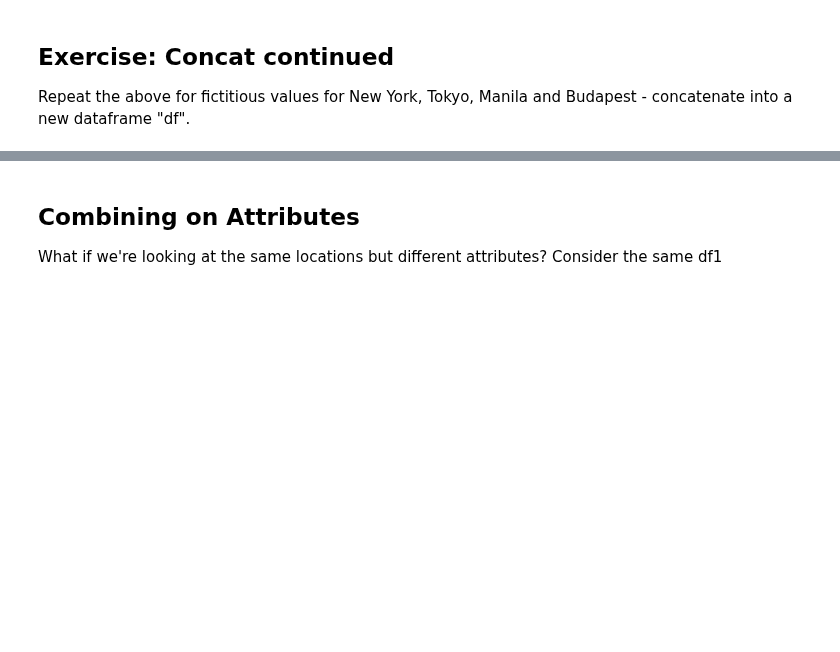
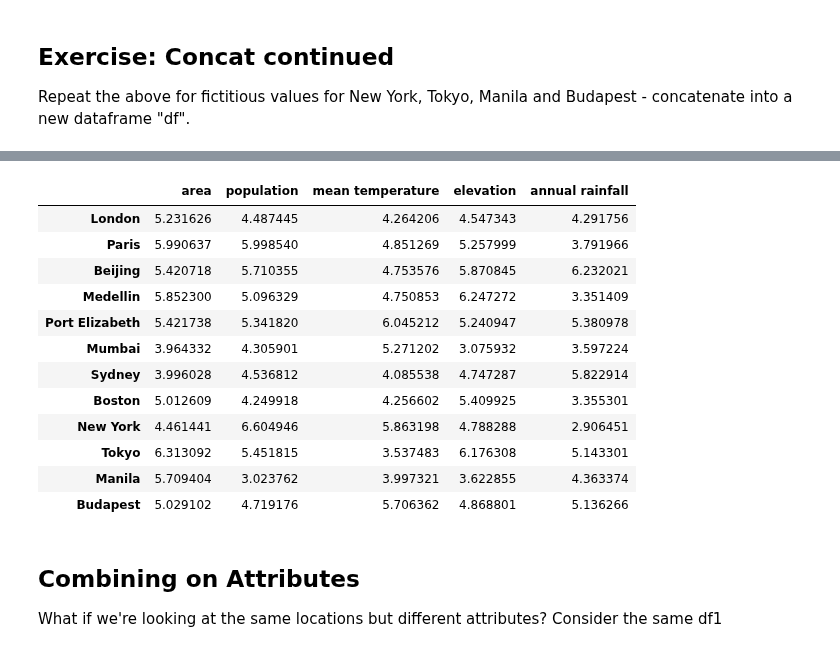
Before and after one commit to mizukihiruma/QM2, a Jupyter notebook: notebooks/W06. Merging and Joining.ipynb, the cells around one changed output, grey strips where cells are left out. Drawn from its saved outputs; the diff is of its cells as text; code cells hidden in the pictures; blank space fills up the shorter version.

```diff
--- a/notebooks/W06. Merging and Joining.ipynb
+++ b/notebooks/W06. Merging and Joining.ipynb
@@ -154,3 +152,8 @@ df3
 ## Exercise: Concat continued
 
 Repeat the above for fictitious values for New York, Tokyo, Manila and Budapest - concatenate into a new dataframe "df".
+# %%
+df0 = pd.DataFrame(5+np.random.randn(4, 5))
+df0.columns = ['area','population','mean temperature','elevation','annual rainfall']
+df0.index = ['New York', 'Tokyo', 'Manila', 'Budapest']
+df0
@@ -157,3 +166,20 @@ Repeat the above for fictitious values for New York, Tokyo, Manila and Budapest
+# %%
+df = pd.concat([df3,df0])
+df
+# %% [output]
+|  | area | population | mean temperature | elevation | annual rainfall |
+| London | 5.231626 | 4.487445 | 4.264206 | 4.547343 | 4.291756 |
+| Paris | 5.990637 | 5.998540 | 4.851269 | 5.257999 | 3.791966 |
+| Beijing | 5.420718 | 5.710355 | 4.753576 | 5.870845 | 6.232021 |
+| Medellin | 5.852300 | 5.096329 | 4.750853 | 6.247272 | 3.351409 |
+| Port Elizabeth | 5.421738 | 5.341820 | 6.045212 | 5.240947 | 5.380978 |
+| Mumbai | 3.964332 | 4.305901 | 5.271202 | 3.075932 | 3.597224 |
+| Sydney | 3.996028 | 4.536812 | 4.085538 | 4.747287 | 5.822914 |
+| Boston | 5.012609 | 4.249918 | 4.256602 | 5.409925 | 3.355301 |
+| New York | 4.461441 | 6.604946 | 5.863198 | 4.788288 | 2.906451 |
+| Tokyo | 6.313092 | 5.451815 | 3.537483 | 6.176308 | 5.143301 |
+| Manila | 5.709404 | 3.023762 | 3.997321 | 3.622855 | 4.363374 |
+| Budapest | 5.029102 | 4.719176 | 5.706362 | 4.868801 | 5.136266 |
 # %% [markdown]
 ## Combining on Attributes
 
```
Also changed, not shown: parts of 35 cells of this notebook.
